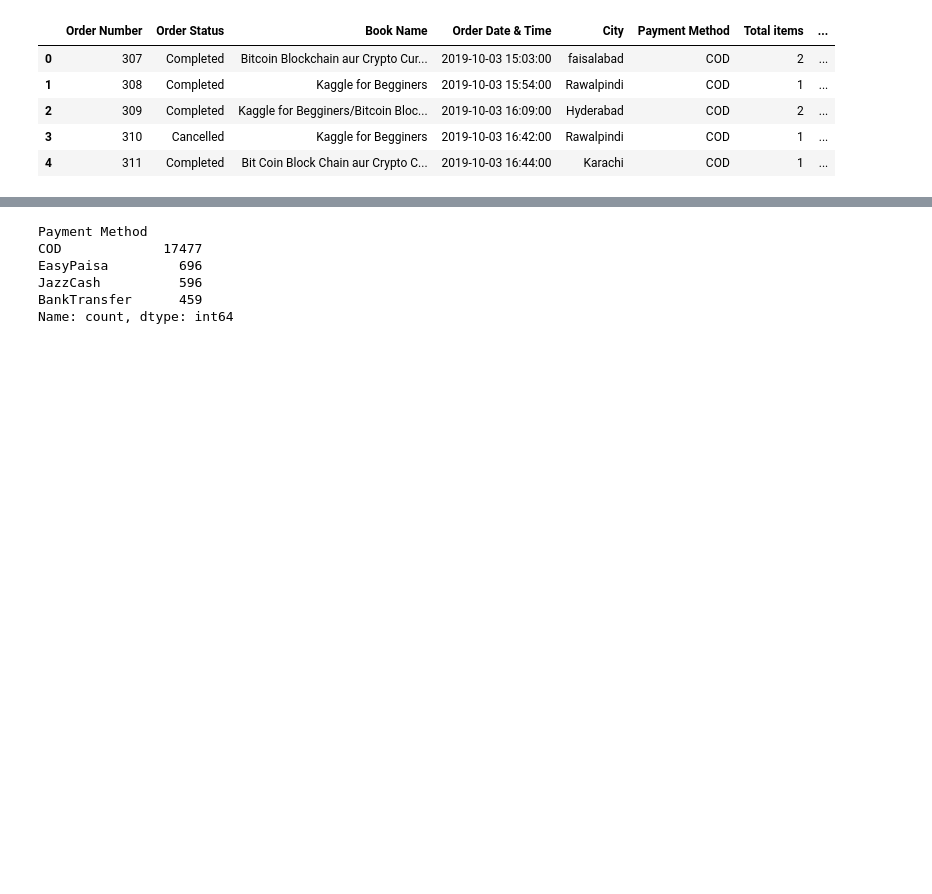
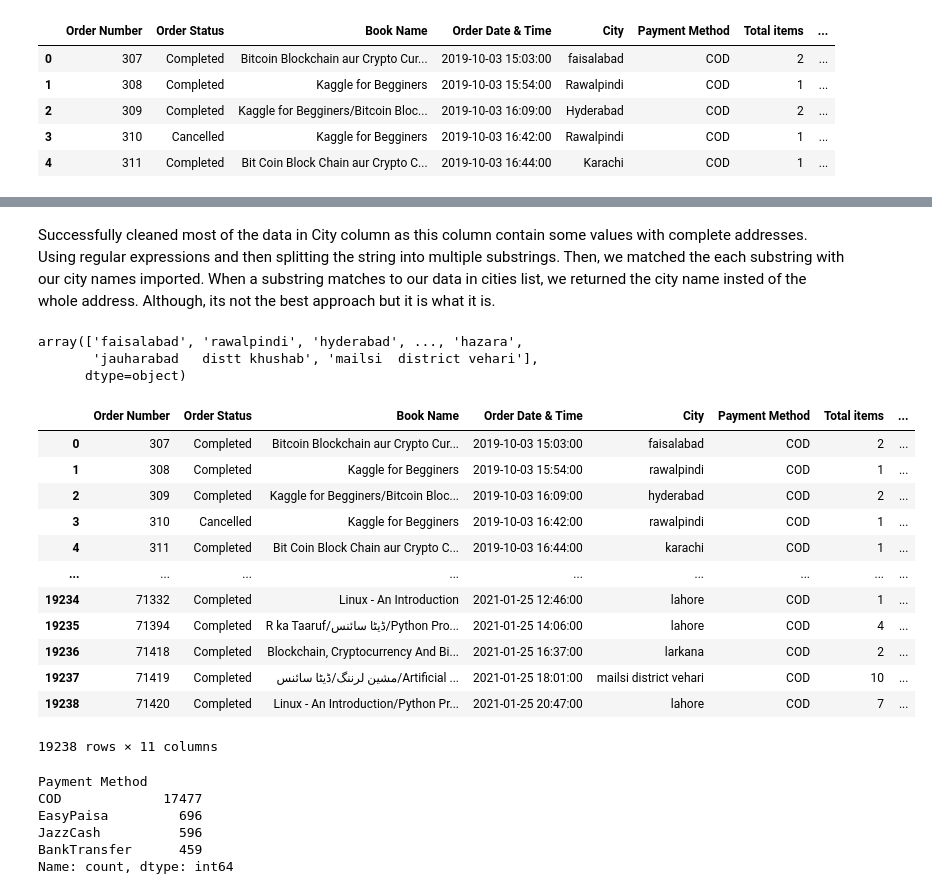
Before and after one commit to aitesamjaved26/EDA-Book-Sales, a Jupyter notebook: eda-book-sale.ipynb, the cells around one changed output, grey strips where cells are left out. Saved outputs shown, nothing was run; the diff lists cells and outputs as text; code cells hidden in the pictures; blank space fills up the shorter version.

Commit message:
Completed Data Exploration and Cleaning

```diff
--- a/eda-book-sale.ipynb
+++ b/eda-book-sale.ipynb
@@ -165,3 +191,40 @@ org_books_data.head()
+# %%
+cities_data = pd.read_csv('/kaggle/input/pakistan-cities-and-postal-codes/Pakistan Cities and Zip Codes.csv')
+# %%
+cities_data=cities_data.drop('Postal_code', axis=1)
+# %%
+cities=cities_data['Area_Name'].tolist()
+# %%
+for city_in_df in books_data["City"]:
+    str_list = city_in_df.lower().split()
+    for city_str in str_list:
+        for city in cities:
+            if city_str in city:
+                books_data.loc[books_data["City"] == city_in_df, "City"] = city
+# %% [markdown]
+Successfully cleaned most of the data in City column as this column contain some values with complete addresses. Using regular expressions and then splitting the string into multiple substrings. Then, we matched the each substring with our city names imported. When a substring matches to our data in cities list, we returned the city name insted of the whole address. Although, its not the best approach but it is what it is.
+# %%
+books_data['City'].unique()
+# %% [output]
+array(['faisalabad', 'rawalpindi', 'hyderabad', ..., 'hazara',
+       'jauharabad   distt khushab', 'mailsi  district vehari'],
+      dtype=object)
+# %%
+books_data
+# %% [output]
+|  | Order Number | Order Status | Book Name | Order Date & Time | City | Payment Method | Total items | ... |
+| 0 | 307 | Completed | Bitcoin Blockchain aur Crypto Cur... | 2019-10-03 15:03:00 | faisalabad | COD | 2 | ... |
+| 1 | 308 | Completed | Kaggle for Begginers | 2019-10-03 15:54:00 | rawalpindi | COD | 1 | ... |
+| 2 | 309 | Completed | Kaggle for Begginers/Bitcoin Bloc... | 2019-10-03 16:09:00 | hyderabad | COD | 2 | ... |
+| 3 | 310 | Cancelled | Kaggle for Begginers | 2019-10-03 16:42:00 | rawalpindi | COD | 1 | ... |
+| 4 | 311 | Completed | Bit Coin Block Chain aur Crypto C... | 2019-10-03 16:44:00 | karachi | COD | 1 | ... |
+| ... | ... | ... | ... | ... | ... | ... | ... | ... |
+| 19234 | 71332 | Completed | Linux - An Introduction | 2021-01-25 12:46:00 | lahore | COD | 1 | ... |
+| 19235 | 71394 | Completed | R ka Taaruf/ڈیٹا سائنس/Python Pro... | 2021-01-25 14:06:00 | lahore | COD | 4 | ... |
+| 19236 | 71418 | Completed | Blockchain, Cryptocurrency And Bi... | 2021-01-25 16:37:00 | larkana | COD | 2 | ... |
+| 19237 | 71419 | Completed | مشین لرننگ/ڈیٹا سائنس/Artificial ... | 2021-01-25 18:01:00 | mailsi district vehari | COD | 10 | ... |
+| 19238 | 71420 | Completed | Linux - An Introduction/Python Pr... | 2021-01-25 20:47:00 | lahore | COD | 7 | ... |
+19238 rows × 11 columns
 # %%
 books_data['Payment Method'].value_counts()
 # %% [output]
```
Also changed, not shown: parts of 8 cells of this notebook.
